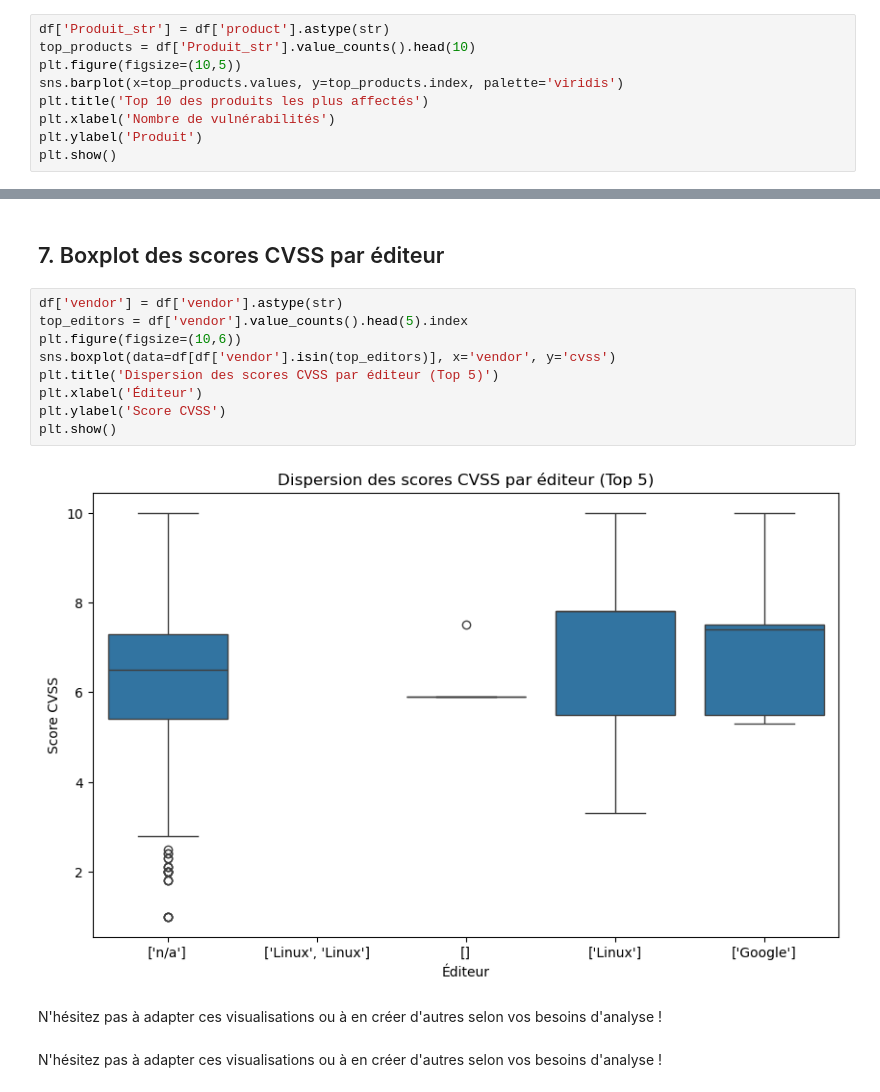
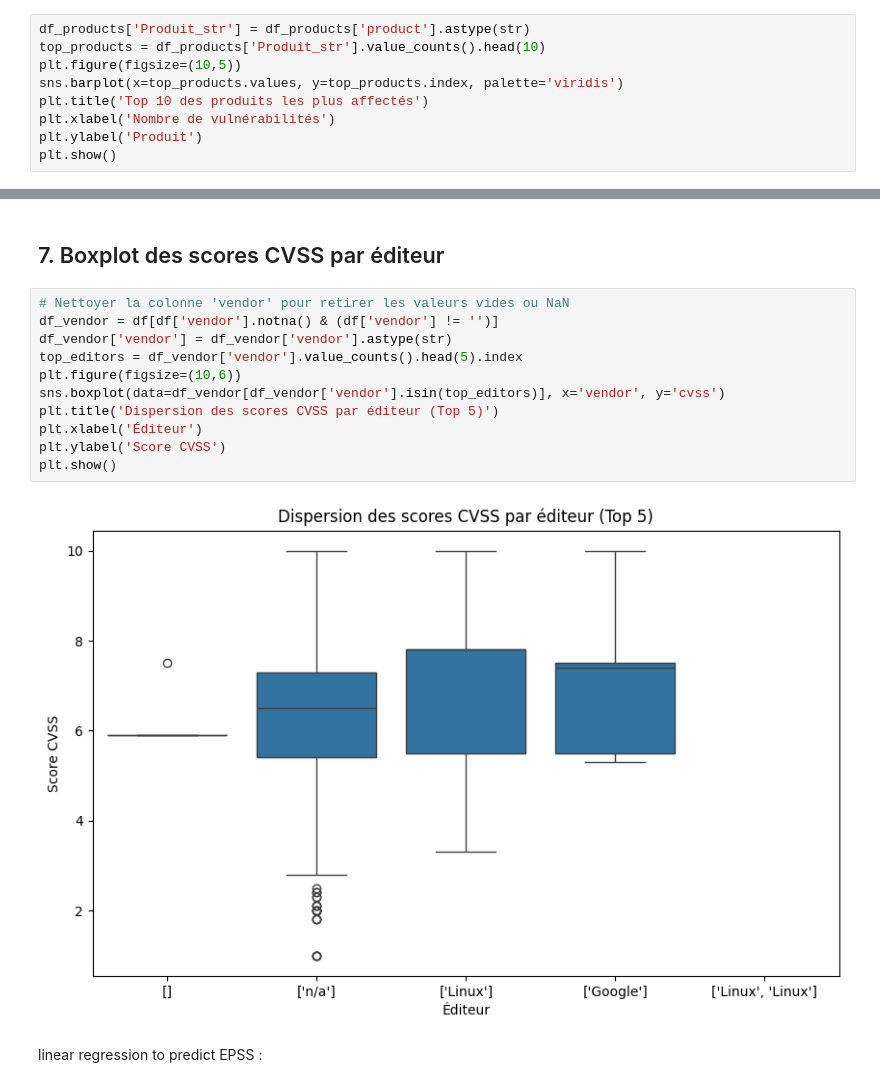
Before and after one commit to 3arly1/projet-mastercamp-data, a Jupyter notebook: mastercamp.ipynb, the cells around one changed output, grey strips where cells are left out. Drawn from its saved outputs; the diff is of its cells as text.

```diff
--- a/mastercamp.ipynb
+++ b/mastercamp.ipynb
@@ -339,6 +377,6 @@ plt.show()
 # %%
-df['Produit_str'] = df['product'].astype(str)
-top_products = df['Produit_str'].value_counts().head(10)
+df_products['Produit_str'] = df_products['product'].astype(str)
+top_products = df_products['Produit_str'].value_counts().head(10)
 plt.figure(figsize=(10,5))
 sns.barplot(x=top_products.values, y=top_products.index, palette='viridis')
 plt.title('Top 10 des produits les plus affectés')
@@ -379,17 +449,17 @@ plt.show()
 # %% [markdown]
 ## 7. Boxplot des scores CVSS par éditeur
 # %%
-df['vendor'] = df['vendor'].astype(str)
-top_editors = df['vendor'].value_counts().head(5).index
+# Nettoyer la colonne 'vendor' pour retirer les valeurs vides ou NaN
+df_vendor = df[df['vendor'].notna() & (df['vendor'] != '')]
+df_vendor['vendor'] = df_vendor['vendor'].astype(str)
+top_editors = df_vendor['vendor'].value_counts().head(5).index
 plt.figure(figsize=(10,6))
-sns.boxplot(data=df[df['vendor'].isin(top_editors)], x='vendor', y='cvss')
+sns.boxplot(data=df_vendor[df_vendor['vendor'].isin(top_editors)], x='vendor', y='cvss')
 plt.title('Dispersion des scores CVSS par éditeur (Top 5)')
 plt.xlabel('Éditeur')
 plt.ylabel('Score CVSS')
 plt.show()
 # %% [output]
-[figure, old version]
+[figure, new version]
-# %% [markdown]
-N'hésitez pas à adapter ces visualisations ou à en créer d'autres selon vos besoins d'analyse !
-# %% [markdown]
-N'hésitez pas à adapter ces visualisations ou à en créer d'autres selon vos besoins d'analyse !
+# %% [markdown]
+linear regression to predict EPSS :
```
Also changed, not shown: parts of 12 cells of this notebook.
